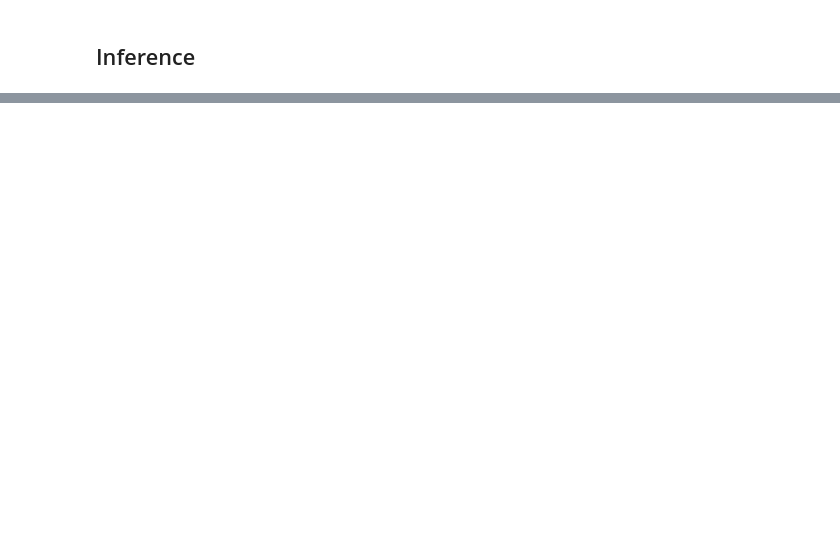
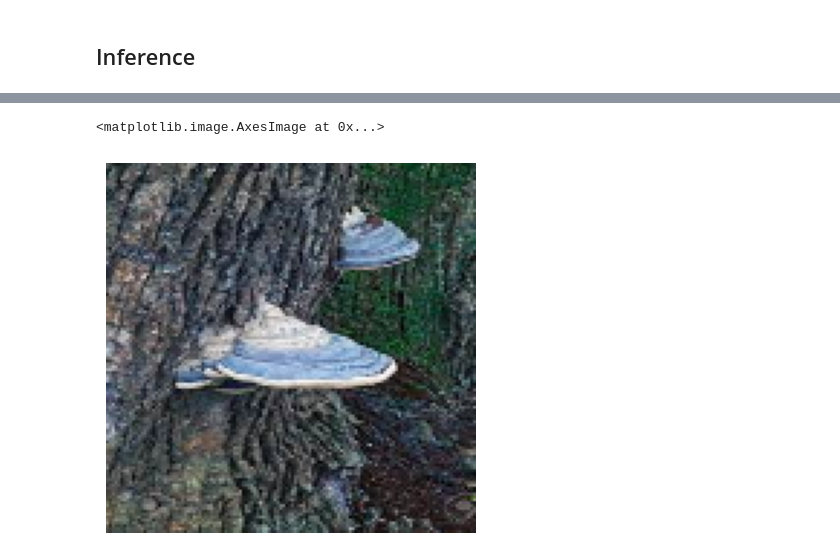
Before and after one commit to gigihArmy/Fungi-Image-Classification, a Jupyter notebook: Edible_and_poisonous_fungi_classification.ipynb, the cells around one changed output, grey strips where cells are left out. Cells and saved outputs as stored; diff of their text form; code cells hidden in the pictures; blank space fills up the shorter version.

```diff
--- a/Edible_and_poisonous_fungi_classification.ipynb
+++ b/Edible_and_poisonous_fungi_classification.ipynb
@@ -282,0 +289,6 @@ plt.show()
+# %%
+plt.axis('off')
+plt.imshow((X_test)[1])
+# %% [output]
+<matplotlib.image.AxesImage at 0x...>
+[figure, added]
```
Also changed, not shown: parts of 35 cells of this notebook.
